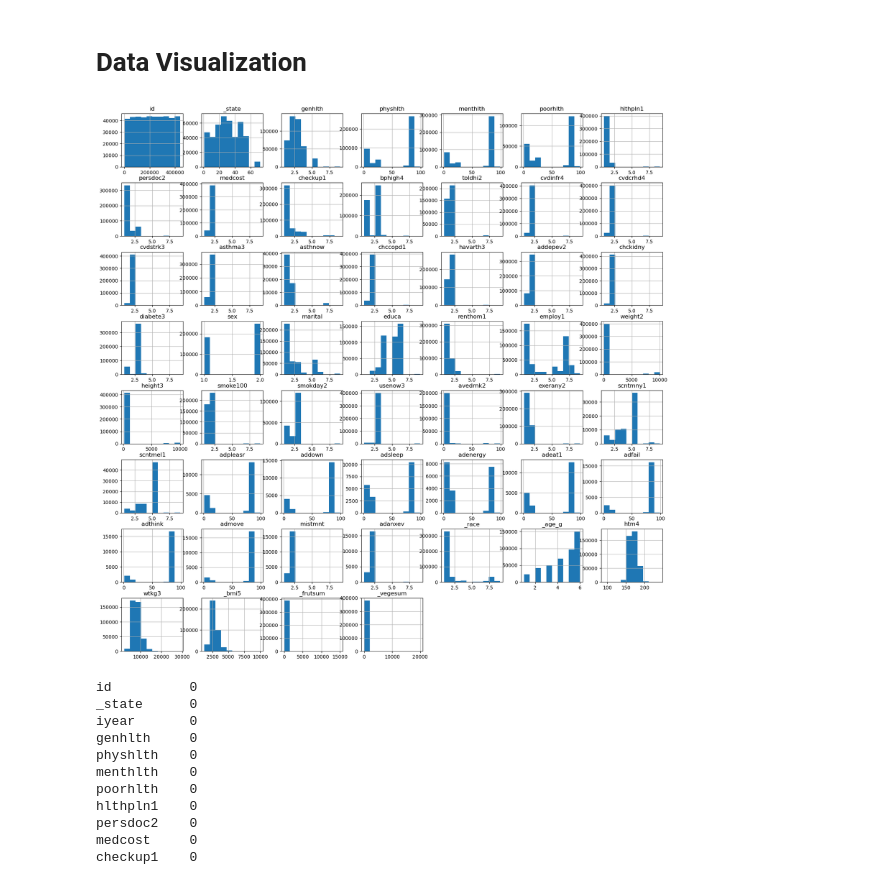
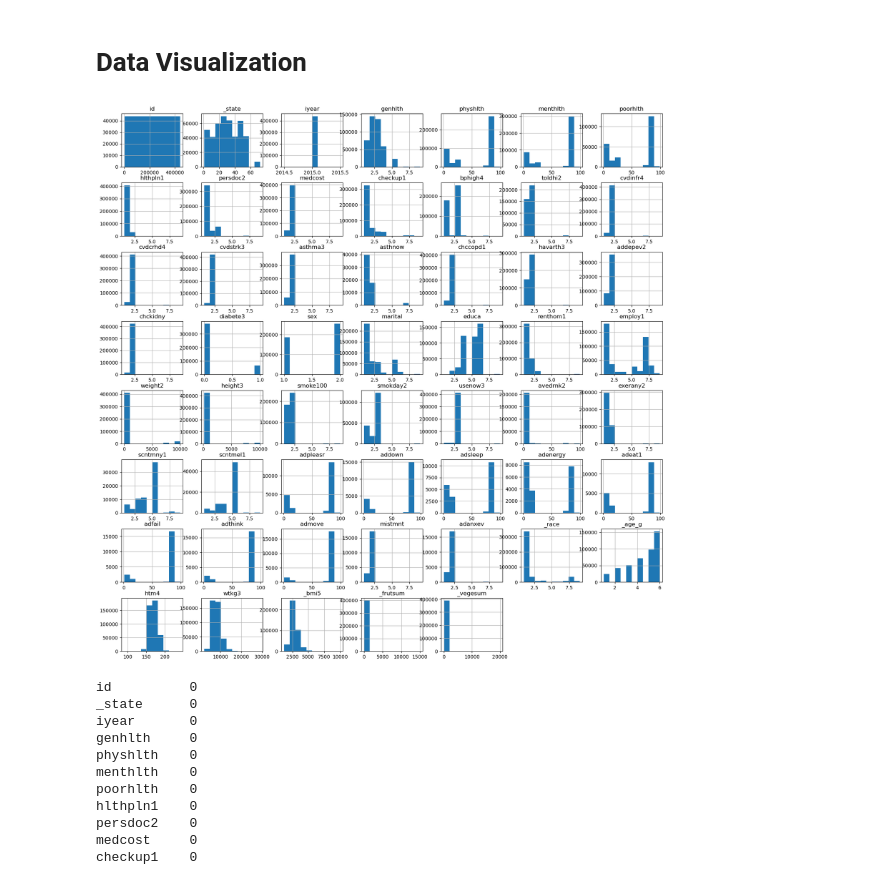
Before and after one commit to tbug-szoke/diabetes, a Jupyter notebook: 2015_EDA.ipynb, the cells around one changed output. Drawn from its saved outputs; the diff is of its cells as text; code cells hidden in the pictures.

```diff
--- a/2015_EDA.ipynb
+++ b/2015_EDA.ipynb
@@ -30,5 +32,5 @@ df.shape
 # %%
 # Create filtered dataframe for only 2015 Data
-df_2015 = df.loc[( df['iyear'] == "b'2015'" )]
-df_2015.shape
+df = df.loc[( df['iyear'] == 2015 )]
+df.shape
 # %% [output]
@@ -117,6 +75,6 @@ df.isnull().head(10)
 # %% [markdown]
 # Data Visualization
 # %%
-p = df_2015.hist(figsize = (20,20))
+p = df.hist(figsize = (20,20))
 # %% [output]
-[figure, old version]
+[figure, new version]
```
Also changed, not shown: parts of 31 cells of this notebook, 3 other files.
